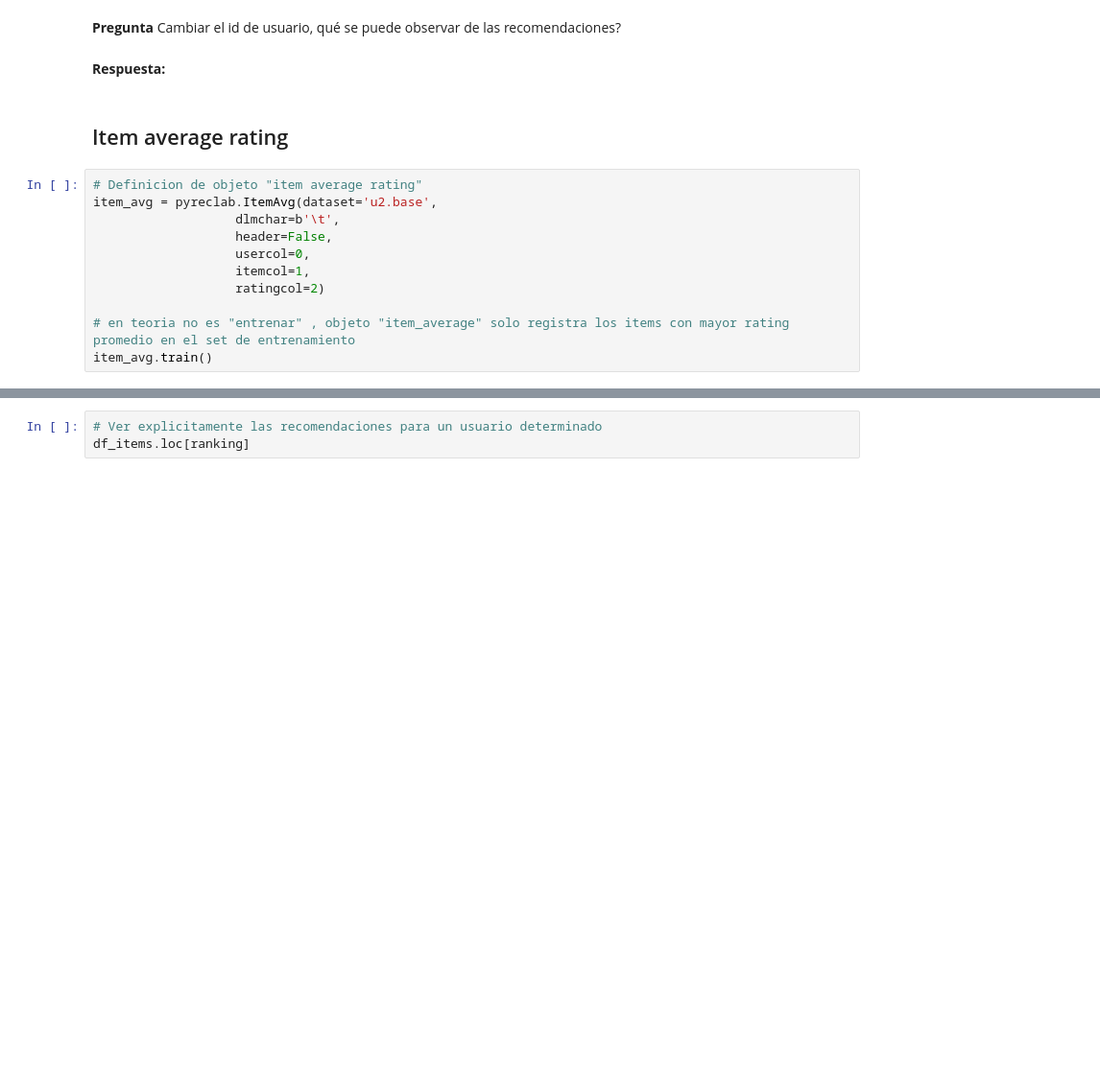
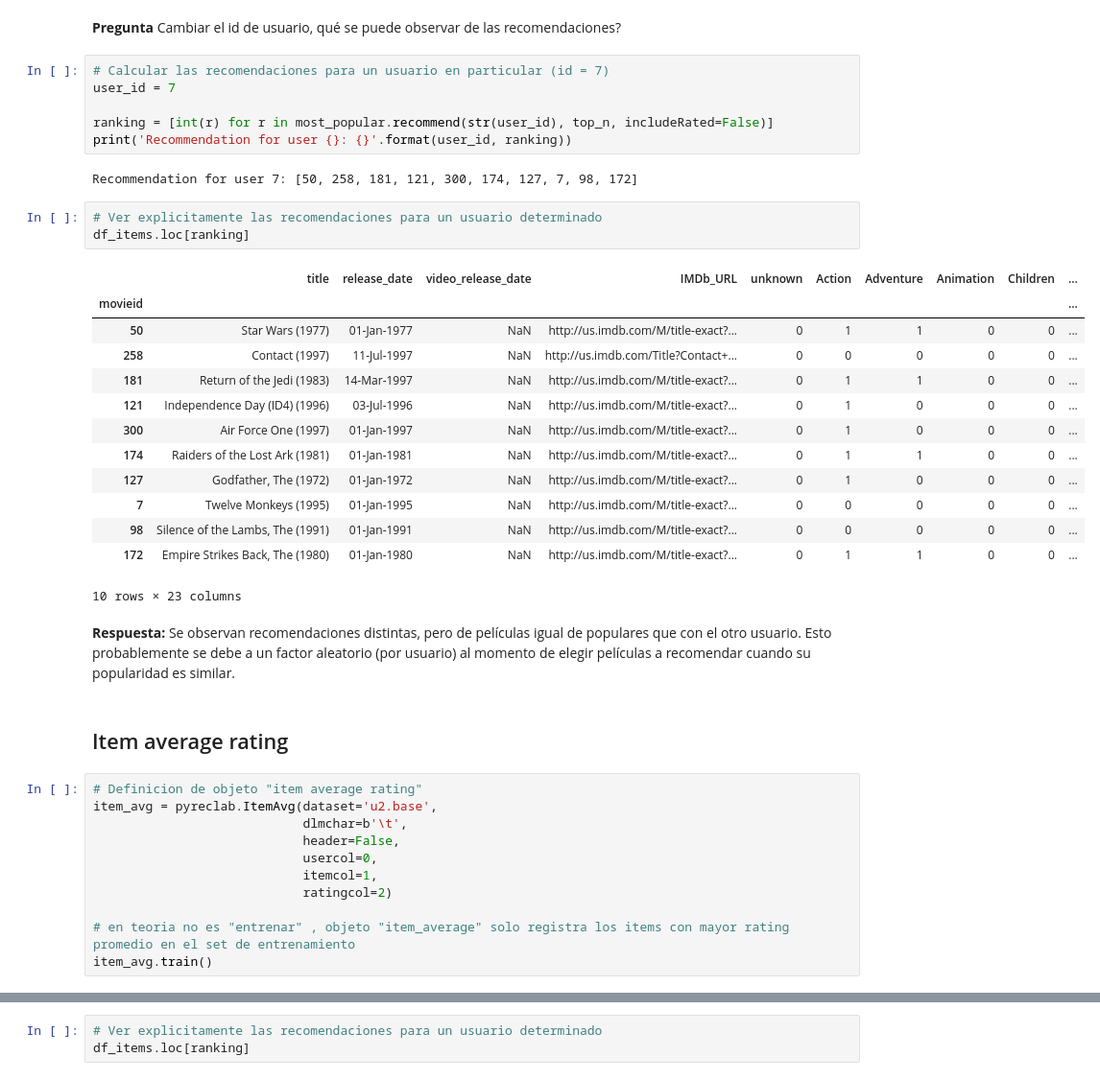
Before and after one commit to BFFV/lecturasIIC3633-2021, a Jupyter notebook: Prácticos/P1/pyRecLab_MostPopular.ipynb, the cells around one changed output, grey strips where cells are left out. Shown: that part at 96% size. Cells and saved outputs as stored; diff of their text form; blank space fills up the shorter version.

Commit message:
:sparkles: Finished MostPopular & uKNN.

```diff
--- a/Prácticos/P1/pyRecLab_MostPopular.ipynb
+++ b/Prácticos/P1/pyRecLab_MostPopular.ipynb
@@ -187,18 +188,43 @@ df_items.loc[ranking]
 # %% [markdown]
 
 **Pregunta** Cambiar el id de usuario, qué se puede observar de las recomendaciones?
-# %% [markdown]
-**Respuesta:**
+# %%
+# Calcular las recomendaciones para un usuario en particular (id = 7)
+user_id = 7
+
+ranking = [int(r) for r in most_popular.recommend(str(user_id), top_n, includeRated=False)]
+print('Recommendation for user {}: {}'.format(user_id, ranking))
+# %% [output]
+Recommendation for user 7: [50, 258, 181, 121, 300, 174, 127, 7, 98, 172]
+# %%
+# Ver explicitamente las recomendaciones para un usuario determinado
+df_items.loc[ranking]
+# %% [output]
+|  | title | release_date | video_release_date | IMDb_URL | unknown | Action | Adventure | Animation | Children | ... |
+| movieid |  |  |  |  |  |  |  |  |  | ... |
+| 50 | Star Wars (1977) | 01-Jan-1977 | NaN | http://us.imdb.com/M/title-exact?... | 0 | 1 | 1 | 0 | 0 | ... |
+| 258 | Contact (1997) | 11-Jul-1997 | NaN | http://us.imdb.com/Title?Contact+... | 0 | 0 | 0 | 0 | 0 | ... |
+| 181 | Return of the Jedi (1983) | 14-Mar-1997 | NaN | http://us.imdb.com/M/title-exact?... | 0 | 1 | 1 | 0 | 0 | ... |
+| 121 | Independence Day (ID4) (1996) | 03-Jul-1996 | NaN | http://us.imdb.com/M/title-exact?... | 0 | 1 | 0 | 0 | 0 | ... |
+| 300 | Air Force One (1997) | 01-Jan-1997 | NaN | http://us.imdb.com/M/title-exact?... | 0 | 1 | 0 | 0 | 0 | ... |
+| 174 | Raiders of the Lost Ark (1981) | 01-Jan-1981 | NaN | http://us.imdb.com/M/title-exact?... | 0 | 1 | 1 | 0 | 0 | ... |
+| 127 | Godfather, The (1972) | 01-Jan-1972 | NaN | http://us.imdb.com/M/title-exact?... | 0 | 1 | 0 | 0 | 0 | ... |
+| 7 | Twelve Monkeys (1995) | 01-Jan-1995 | NaN | http://us.imdb.com/M/title-exact?... | 0 | 0 | 0 | 0 | 0 | ... |
+| 98 | Silence of the Lambs, The (1991) | 01-Jan-1991 | NaN | http://us.imdb.com/M/title-exact?... | 0 | 0 | 0 | 0 | 0 | ... |
+| 172 | Empire Strikes Back, The (1980) | 01-Jan-1980 | NaN | http://us.imdb.com/M/title-exact?... | 0 | 1 | 1 | 0 | 0 | ... |
+10 rows × 23 columns
+# %% [markdown]
+**Respuesta:** Se observan recomendaciones distintas, pero de películas igual de populares que con el otro usuario. Esto probablemente se debe a un factor aleatorio (por usuario) al momento de elegir películas a recomendar cuando su popularidad es similar.
 # %% [markdown]
 ## Item average rating
 # %%
 # Definicion de objeto "item average rating"
 item_avg = pyreclab.ItemAvg(dataset='u2.base',
-                   dlmchar=b'\t',
-                   header=False,
-                   usercol=0,
-                   itemcol=1,
-                   ratingcol=2)
+                            dlmchar=b'\t',
+                            header=False,
+                            usercol=0,
+                            itemcol=1,
+                            ratingcol=2)
 
 # en teoria no es "entrenar" , objeto "item_average" solo registra los items con mayor rating promedio en el set de entrenamiento
 item_avg.train()
```
Also changed, not shown: parts of 10 cells of this notebook, 1 other file.
